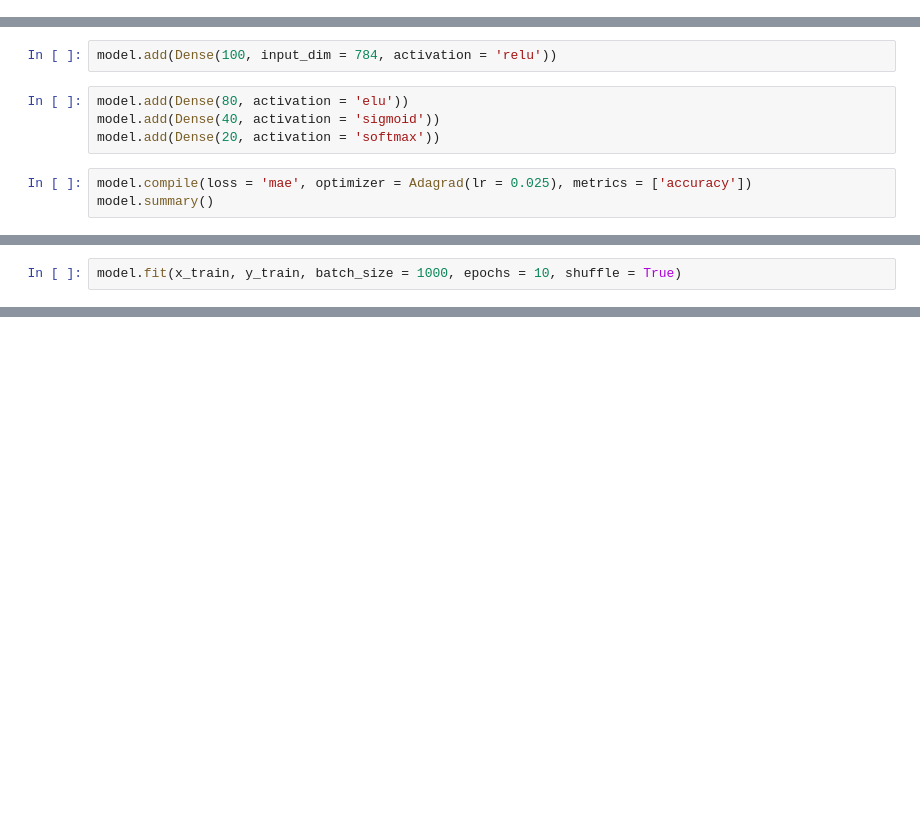
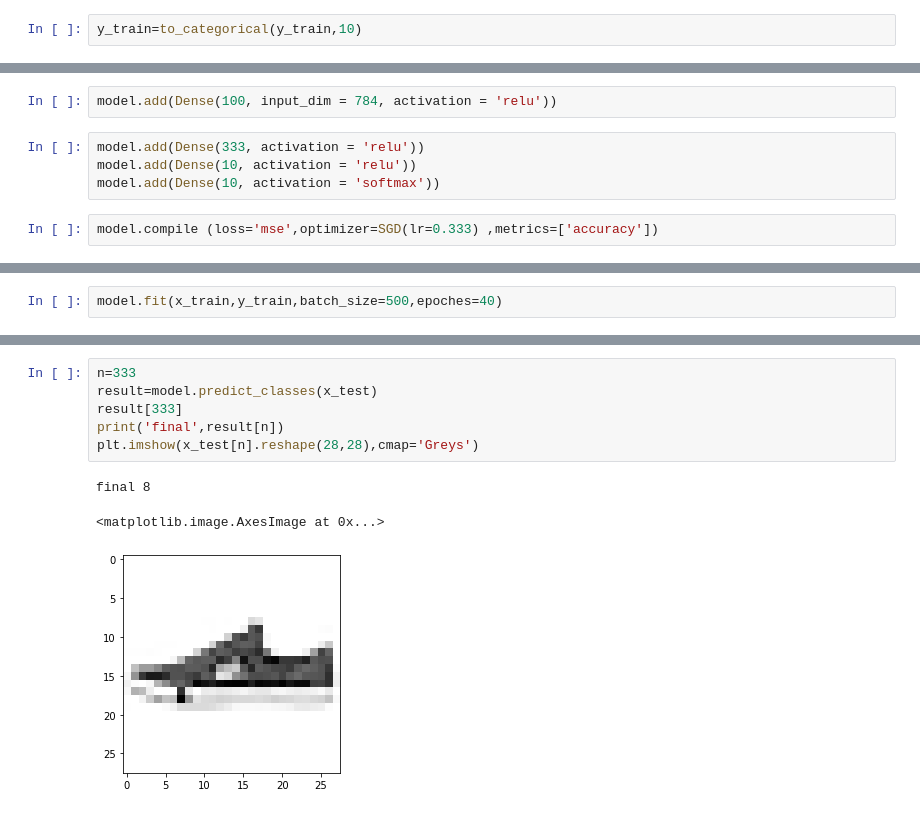
Before and after one commit to justakaigood/banana, a Jupyter notebook: tensorflow_1.ipynb, the cells around one changed output, grey strips where cells are left out. Cells and saved outputs as stored; diff of their text form; blank space fills up the shorter version.

```diff
--- a/tensorflow_1.ipynb
+++ b/tensorflow_1.ipynb
@@ -83,0 +83,2 @@ x_test = x_test.reshape(10000, 784)
+# %%
+y_train=to_categorical(y_train,10)
@@ -90,9 +93,8 @@ model = Sequential()
 # %%
 model.add(Dense(100, input_dim = 784, activation = 'relu'))
 # %%
-model.add(Dense(80, activation = 'elu'))
-model.add(Dense(40, activation = 'sigmoid'))
-model.add(Dense(20, activation = 'softmax'))
+model.add(Dense(333, activation = 'relu'))
+model.add(Dense(10, activation = 'relu'))
+model.add(Dense(10, activation = 'softmax'))
 # %%
-model.compile(loss = 'mae', optimizer = Adagrad(lr = 0.025), metrics = ['accuracy'])
-model.summary()
+model.compile (loss='mse',optimizer=SGD(lr=0.333) ,metrics=['accuracy'])
@@ -116,3 +124,3 @@ _________________________________________________________________
 # %%
-model.fit(x_train, y_train, batch_size = 1000, epochs = 10, shuffle = True)
+model.fit(x_train,y_train,batch_size=500,epoches=40)
 # %% [output]
@@ -139 +128,11 @@ Epoch 10/10
 <tensorflow.python.keras.callbacks.History at 0x...>
+# %%
+n=333
+result=model.predict_classes(x_test)
+result[333]
+print('final',result[n])
+plt.imshow(x_test[n].reshape(28,28),cmap='Greys')
+# %% [output]
+final 8
+<matplotlib.image.AxesImage at 0x...>
+[figure, added]
```
Also changed, not shown: parts of 15 cells of this notebook.
